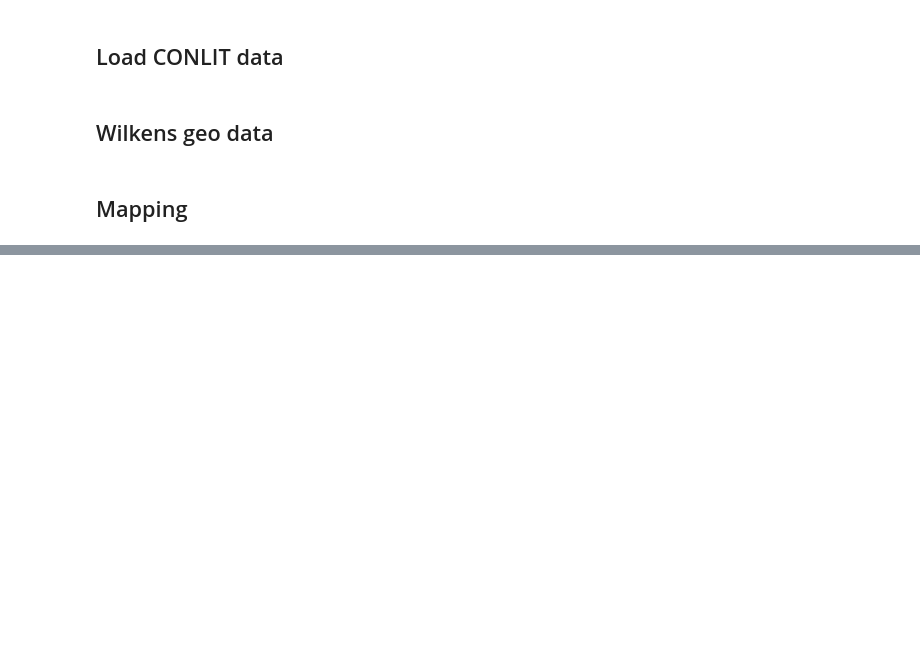
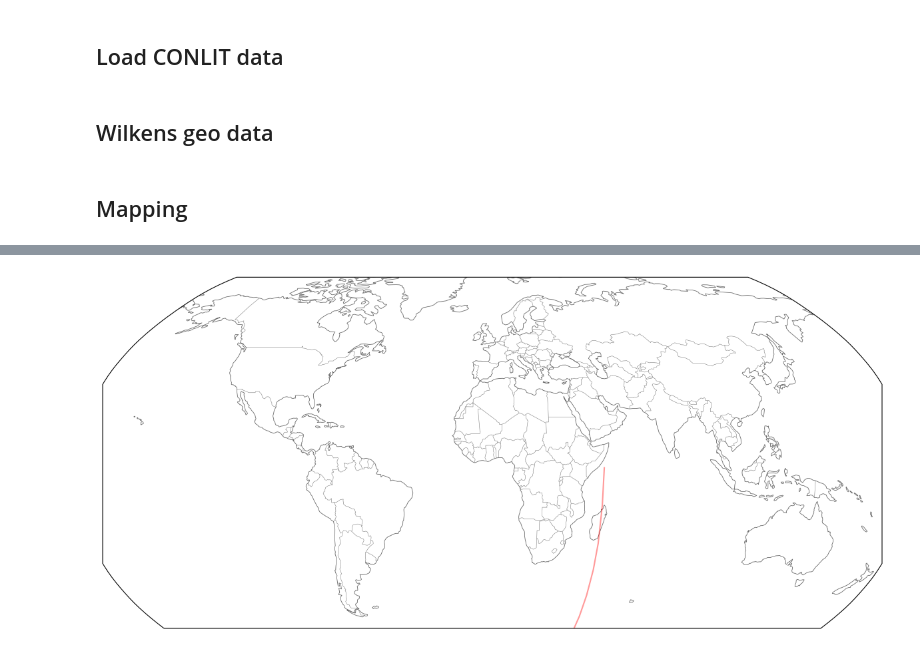
Before and after one commit to wilkens/mobility-books, a Jupyter notebook: notebooks/Mapping.ipynb, the cells around one changed output, grey strips where cells are left out. Cells and saved outputs as stored; diff of their text form; code cells hidden in the pictures; blank space fills up the shorter version.

```diff
--- a/notebooks/Mapping.ipynb
+++ b/notebooks/Mapping.ipynb
@@ -196,0 +214,19 @@ routemap(test_route['lat'], test_route['lon'], sizes=[1,2])
+# %%
+fig = plt.figure(figsize=(12,6))
+ax = plt.axes(projection=ccrs.Robinson())
+ax.set_extent([-170, 170, -60, 80])
+for hop in test_hops:
+    plt.plot(
+        [i[0] for i in hop],
+        [i[1] for i in hop],
+        color='red',
+        marker=None,
+        alpha=0.4,
+        transform=ccrs.Geodetic()
+    )
+ax.add_feature(cfeature.COASTLINE, linewidth=0.6, edgecolor='dimgray', alpha=1.0)
+ax.add_feature(cfeature.BORDERS, linewidth=0.4, edgecolor='gray')
+fig.canvas.draw()
+plt.tight_layout()
+# %% [output]
+[figure, added]
```
Also changed, not shown: parts of 7 cells of this notebook, 1 other file.
